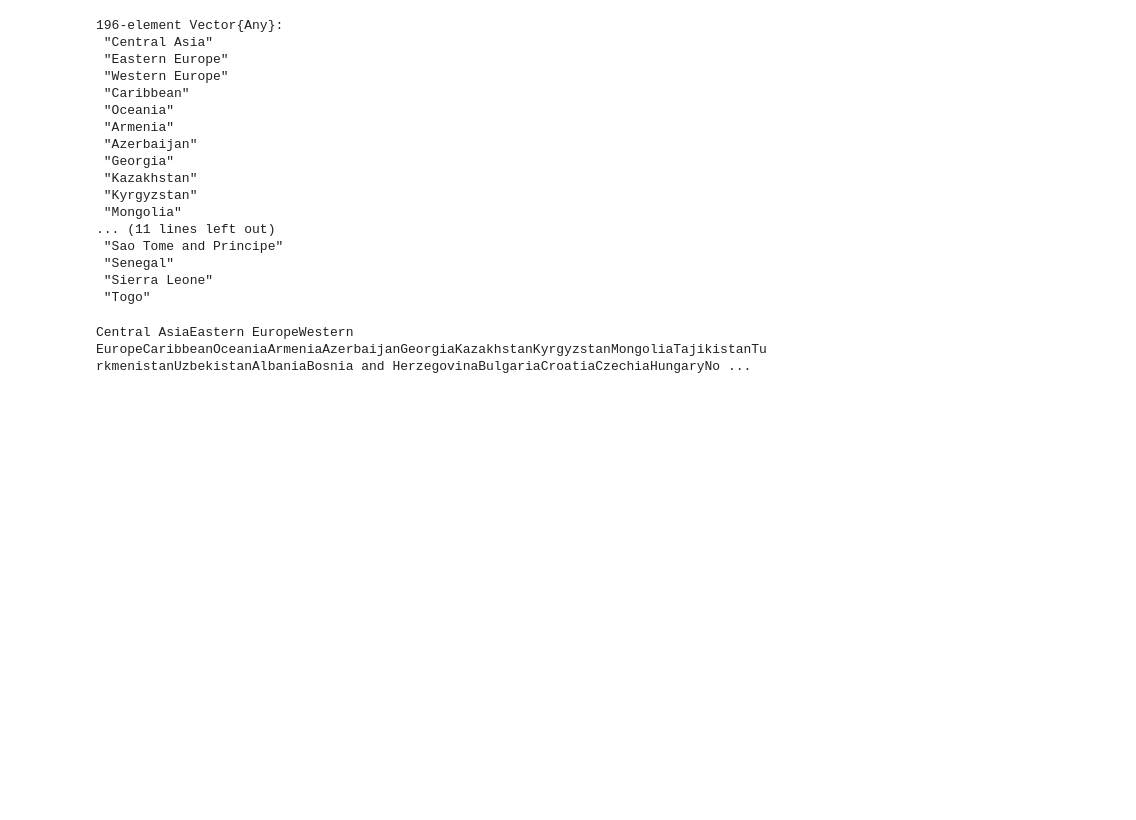
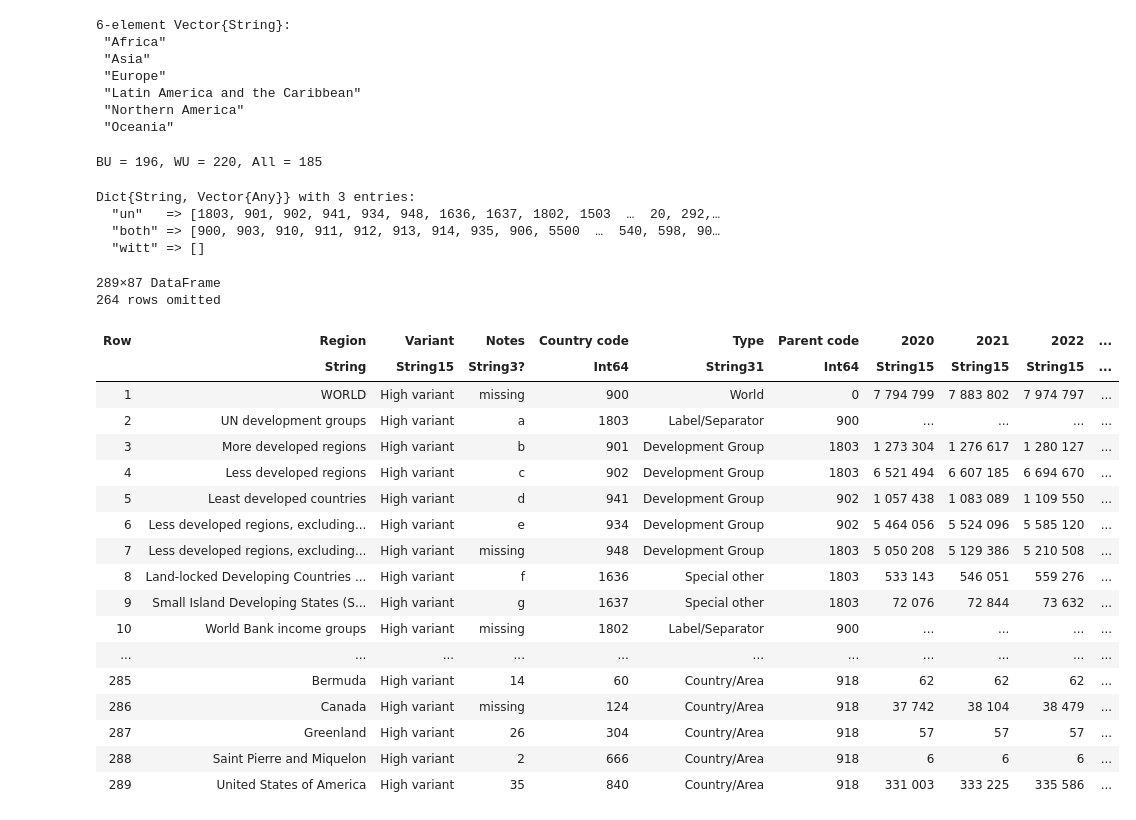
Before and after one commit to nearwalden/peakj, a Jupyter notebook: hacking.ipynb, the cells around one changed output. Drawn from its saved outputs; the diff is of its cells as text; code cells hidden in the pictures; blank space fills up the shorter version.

```diff
--- a/hacking.ipynb
+++ b/hacking.ipynb
@@ -20,28 +40,44 @@ Dict{String, Vector{Any}} with 3 entries:
 # %%
-c["both"]
+un2019regionnames()
 # %% [output]
-196-element Vector{Any}:
- "Central Asia"
- "Eastern Europe"
- "Western Europe"
- "Caribbean"
+6-element Vector{String}:
+ "Africa"
+ "Asia"
+ "Europe"
+ "Latin America and the Caribbean"
+ "Northern America"
  "Oceania"
- "Armenia"
- "Azerbaijan"
- "Georgia"
- "Kazakhstan"
- "Kyrgyzstan"
- "Mongolia"
-... (11 lines left out)
- "Sao Tome and Principe"
- "Senegal"
- "Sierra Leone"
- "Togo"
 # %%
-for item in b
-    if item in u.Region
-        print(item)
-    end
-end
+compareallnames(b, w, u2019)
 # %% [output]
-Central AsiaEastern EuropeWestern EuropeCaribbeanOceaniaArmeniaAzerbaijanGeorgiaKazakhstanKyrgyzstanMongoliaTajikistanTurkmenistanUzbekistanAlbaniaBosnia and HerzegovinaBulgariaCroatiaCzechiaHungaryNo ...
+BU = 196, WU = 220, All = 185
+# %%
+comparenumbers(w, u2019)
+# %% [output]
+Dict{String, Vector{Any}} with 3 entries:
+  "un"   => [1803, 901, 902, 941, 934, 948, 1636, 1637, 1802, 1503  …  20, 292,…
+  "both" => [900, 903, 910, 911, 912, 913, 914, 935, 906, 5500  …  540, 598, 90…
+  "witt" => []
+# %%
+u2019
+# %% [output]
+289×87 DataFrame
+264 rows omitted
+| Row | Region | Variant | Notes | Country code | Type | Parent code | 2020 | 2021 | 2022 | ... |
+|  | String | String15 | String3? | Int64 | String31 | Int64 | String15 | String15 | String15 | ... |
+| 1 | WORLD | High variant | missing | 900 | World | 0 | 7 794 799 | 7 883 802 | 7 974 797 | ... |
+| 2 | UN development groups | High variant | a | 1803 | Label/Separator | 900 | ... | ... | ... | ... |
+| 3 | More developed regions | High variant | b | 901 | Development Group | 1803 | 1 273 304 | 1 276 617 | 1 280 127 | ... |
+| 4 | Less developed regions | High variant | c | 902 | Development Group | 1803 | 6 521 494 | 6 607 185 | 6 694 670 | ... |
+| 5 | Least developed countries | High variant | d | 941 | Development Group | 902 | 1 057 438 | 1 083 089 | 1 109 550 | ... |
+| 6 | Less developed regions, excluding... | High variant | e | 934 | Development Group | 902 | 5 464 056 | 5 524 096 | 5 585 120 | ... |
+| 7 | Less developed regions, excluding... | High variant | missing | 948 | Development Group | 1803 | 5 050 208 | 5 129 386 | 5 210 508 | ... |
+| 8 | Land-locked Developing Countries ... | High variant | f | 1636 | Special other | 1803 | 533 143 | 546 051 | 559 276 | ... |
+| 9 | Small Island Developing States (S... | High variant | g | 1637 | Special other | 1803 | 72 076 | 72 844 | 73 632 | ... |
+| 10 | World Bank income groups | High variant | missing | 1802 | Label/Separator | 900 | ... | ... | ... | ... |
+| ... | ... | ... | ... | ... | ... | ... | ... | ... | ... | ... |
+| 285 | Bermuda | High variant | 14 | 60 | Country/Area | 918 | 62 | 62 | 62 | ... |
+| 286 | Canada | High variant | missing | 124 | Country/Area | 918 | 37 742 | 38 104 | 38 479 | ... |
+| 287 | Greenland | High variant | 26 | 304 | Country/Area | 918 | 57 | 57 | 57 | ... |
+| 288 | Saint Pierre and Miquelon | High variant | 2 | 666 | Country/Area | 918 | 6 | 6 | 6 | ... |
+| 289 | United States of America | High variant | 35 | 840 | Country/Area | 918 | 331 003 | 333 225 | 335 586 | ... |
```
Also changed, not shown: parts of 4 cells of this notebook, 3 other files.
